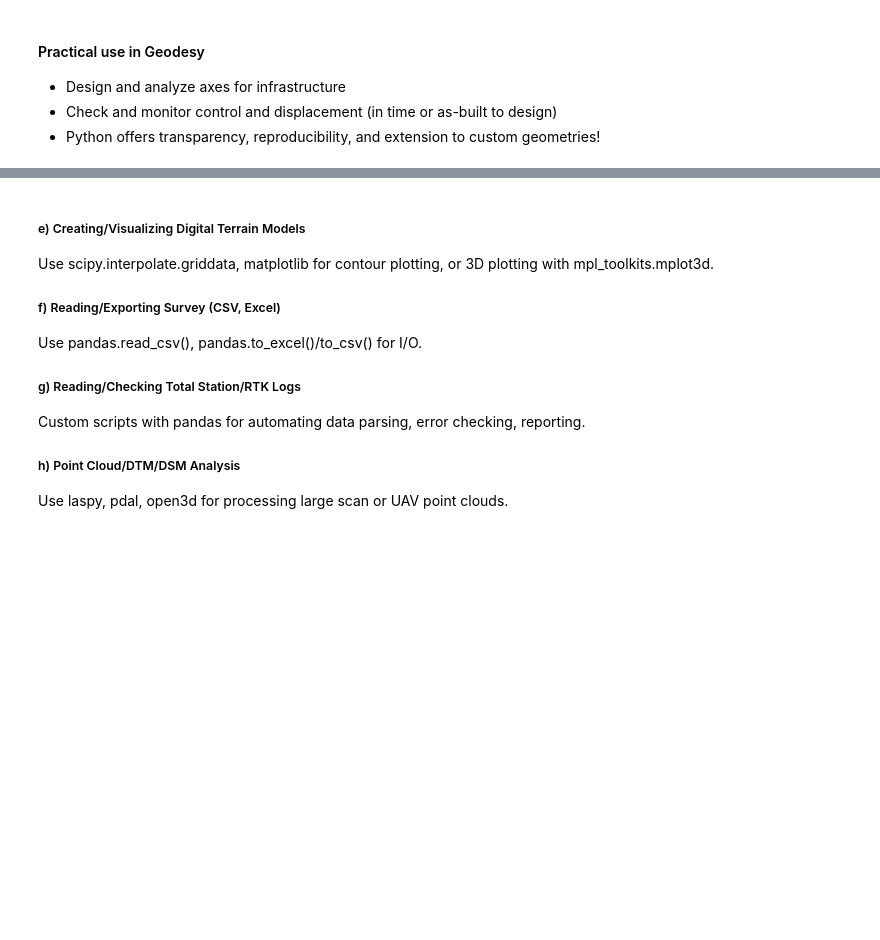
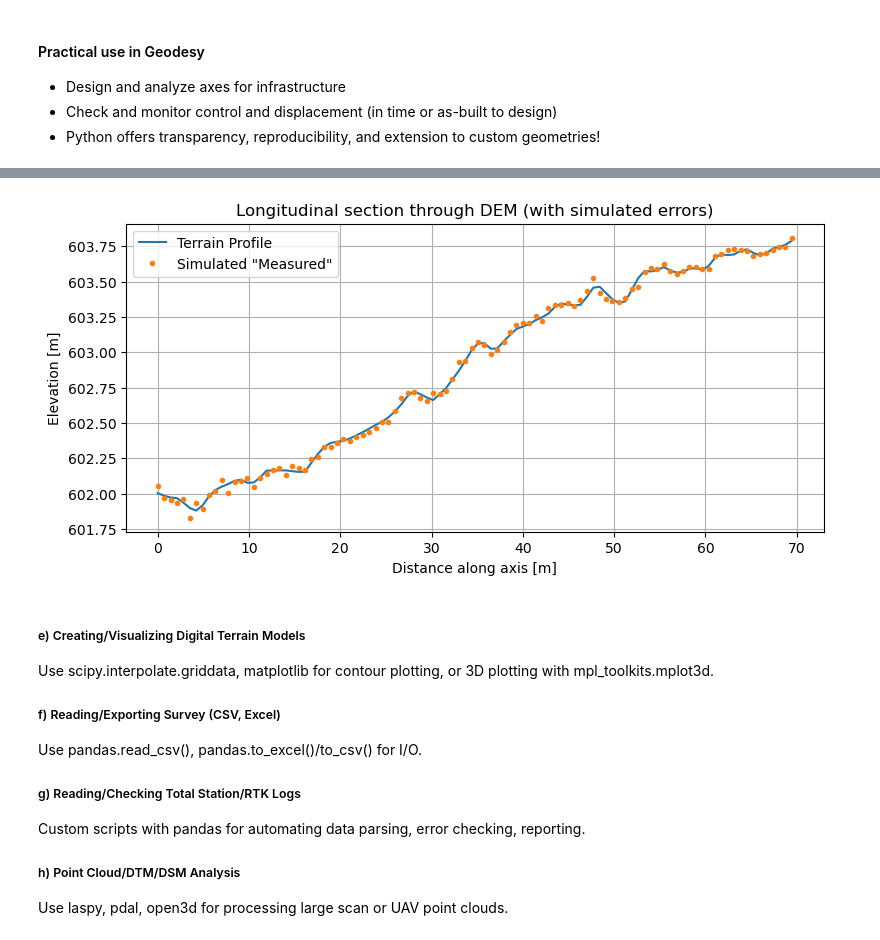
Before and after one commit to Araychev/UPSKILL-AI-and-Machine-Learning---2025, a Jupyter notebook: Math Concepts for Developers - март 2025/Regular_Exam_Project/math_concepts_geo_project.ipynb, the cells around one changed output, grey strips where cells are left out. Drawn from its saved outputs; the diff is of its cells as text; code cells hidden in the pictures; blank space fills up the shorter version.

```diff
--- a/Math Concepts for Developers - март 2025/Regular_Exam_Project/math_concepts_geo_project.ipynb
+++ b/Math Concepts for Developers - март 2025/Regular_Exam_Project/math_concepts_geo_project.ipynb
@@ -1858,3 +1913,44 @@ def plot_profile(distance, elevation):
+# %%
+
+# For example: Xg, Yg = meshgrid of the terrain; Zg = matrix of heights at these points
+# HERE WE ASSUME THAT Xg, Yg, Zg have been defined earlier!
+
+# 1. Definition of a start and end point (e.g. road axis or route)
+xA, yA = 695050, 4729510
+xB, yB = 695110, 4729545
+
+Nprof = 100  # number of points on the profile
+x_prof = np.linspace(xA, xB, Nprof)
+y_prof = np.linspace(yA, yB, Nprof)
+
+# 2. Calculation of interpolation indices (internal coordinates in the Zg matrix)
+cell_size = Xg[0,1] - Xg[0,0]  # The grid assumes uniform spacing along X (and Y)
+ix = (x_prof - Xg[0,0]) / cell_size
+iy = (y_prof - Yg[0,0]) / cell_size
+
+# 3. Height interpolation (bi-linear interpolation order=1)
+z_prof = map_coordinates(Zg, [iy, ix], order=1)
+
+# 4. (Optional) Add random error to simulate instrument measurement
+np.random.seed(1)
+sim_err = np.random.normal(0, 0.03, size=Nprof)  # 3 cm random error for example
+z_prof_measured = z_prof + sim_err
+
+# 5. Calculating the distance along the line
+distance = np.sqrt((x_prof - x_prof[0])**2 + (y_prof - y_prof[0])**2)
+
+# 6. Visualization: longitudinal profile
+plt.figure(figsize=(9,4))
+plt.plot(distance, z_prof, label='Terrain Profile')
+plt.plot(distance, z_prof_measured, 'o', linewidth=0.5, markersize=3, label='Simulated "Measured"')
+plt.xlabel("Distance along axis [m]")
+plt.ylabel("Elevation [m]")
+plt.title("Longitudinal section through DEM (with simulated errors)")
+plt.legend()
+plt.grid(True)
+plt.show()
+# %% [output]
+[figure, added]
 # %% [markdown]
 ##### e) Creating/Visualizing Digital Terrain Models
 Use scipy.interpolate.griddata, matplotlib for contour plotting, or 3D plotting with mpl_toolkits.mplot3d.
```
Also changed, not shown: parts of 3 cells of this notebook.
